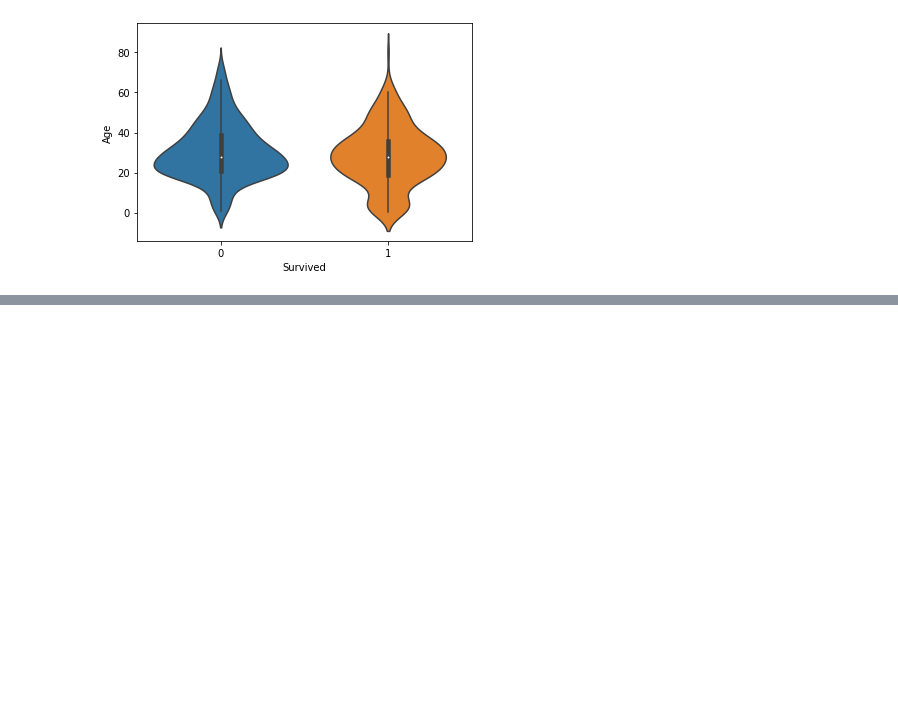
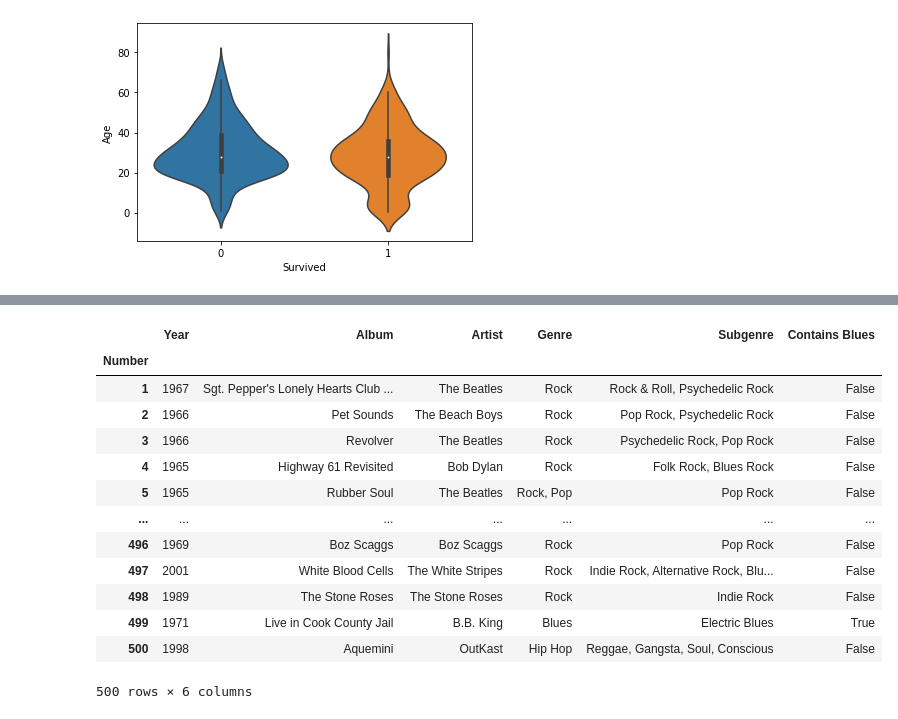
Before and after one commit to jin-kyeom/Python_Project, a Jupyter notebook: 0_Code_Eat_2206/code_eat_test_220723.ipynb, the cells around one changed output, grey strips where cells are left out. Cells and saved outputs as stored; diff of their text form; code cells hidden in the pictures; blank space fills up the shorter version.

```diff
--- a/0_Code_Eat_2206/code_eat_test_220723.ipynb
+++ b/0_Code_Eat_2206/code_eat_test_220723.ipynb
@@ -781,0 +821,7 @@ sns.violinplot(data=df, x="Survived", y="Age")
+# %%
+import pandas as pd
+df = pd.read_csv('albums.csv', index_col=0)
+df['Genre'].unique()
+df.head(20)
+
+df[df['Genre'] == 'Blues']
@@ -781,0 +854,18 @@ sns.violinplot(data=df, x="Survived", y="Age")
+# %%
+df['Contains Blues'] = df['Genre'].str.contains('Blues')
+df
+# %% [output]
+|  | Year | Album | Artist | Genre | Subgenre | Contains Blues |
+| Number |  |  |  |  |  |  |
+| 1 | 1967 | Sgt. Pepper's Lonely Hearts Club ... | The Beatles | Rock | Rock & Roll, Psychedelic Rock | False |
+| 2 | 1966 | Pet Sounds | The Beach Boys | Rock | Pop Rock, Psychedelic Rock | False |
+| 3 | 1966 | Revolver | The Beatles | Rock | Psychedelic Rock, Pop Rock | False |
+| 4 | 1965 | Highway 61 Revisited | Bob Dylan | Rock | Folk Rock, Blues Rock | False |
+| 5 | 1965 | Rubber Soul | The Beatles | Rock, Pop | Pop Rock | False |
+| ... | ... | ... | ... | ... | ... | ... |
+| 496 | 1969 | Boz Scaggs | Boz Scaggs | Rock | Pop Rock | False |
+| 497 | 2001 | White Blood Cells | The White Stripes | Rock | Indie Rock, Alternative Rock, Blu... | False |
+| 498 | 1989 | The Stone Roses | The Stone Roses | Rock | Indie Rock | False |
+| 499 | 1971 | Live in Cook County Jail | B.B. King | Blues | Electric Blues | True |
+| 500 | 1998 | Aquemini | OutKast | Hip Hop | Reggae, Gangsta, Soul, Conscious | False |
+500 rows × 6 columns
```
Also changed, not shown: parts of 9 cells of this notebook, 3 other files.
